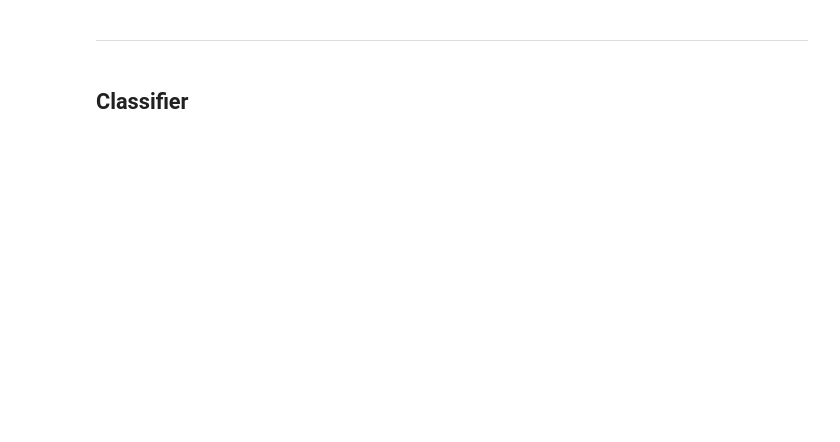
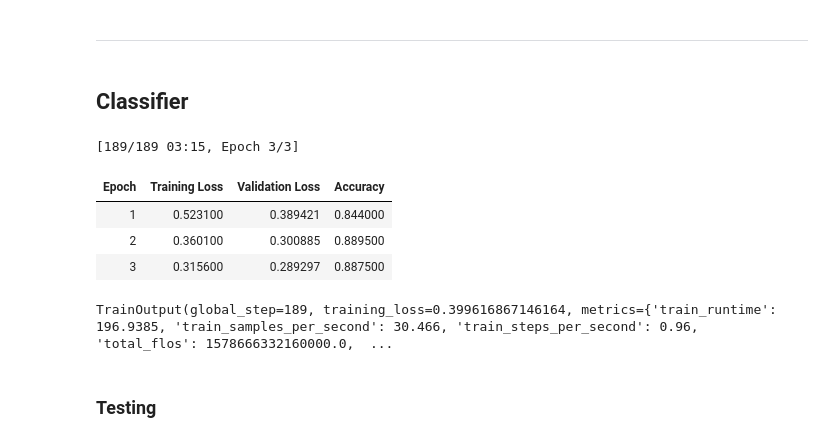
Before and after one commit to Fenix125/Spam-Jailbreak-Classification, a Jupyter notebook: main.ipynb, the cells around one changed output. Drawn from its saved outputs; the diff is of its cells as text; code cells hidden in the pictures; blank space fills up the shorter version.

```diff
--- a/main.ipynb
+++ b/main.ipynb
@@ -139,0 +176,45 @@ test.to_csv("filtered_data/test/spam_ham_test.csv", index=False)
+# %%
+accuracy = evaluate.load("accuracy")
+# %%
+def compute_metrics(eval_pred):
+    logits, labels = eval_pred
+    predictions = np.argmax(logits, axis=1)
+    accuracy_res = accuracy.compute(predictions=predictions, references=labels)
+    return {"accuracy" : accuracy_res["accuracy"]}
+# %%
+lr = 2e-4
+batch_sz = 32
+epoch = 3
+
+training_args = TrainingArguments(
+    output_dir="bert-spam-ham-classifier-2",
+    per_device_train_batch_size=batch_sz,
+    per_device_eval_batch_size=batch_sz,
+    num_train_epochs=epoch,
+    eval_strategy="epoch",
+    logging_strategy="epoch",
+    save_strategy="epoch",
+    load_best_model_at_end=True,
+
+    learning_rate=lr,
+    report_to="none"
+)
+# %%
+trainer = Trainer(
+    model=model,
+    args=training_args,
+    train_dataset=tokenized_data["train"],
+    eval_dataset=tokenized_data["val"],
+    tokenizer=tokenizer,
+    data_collator=data_collator,
+    compute_metrics=compute_metrics
+)
+# %%
+trainer.train()
+# %% [output]
+[189/189 03:15, Epoch 3/3]
+| Epoch | Training Loss | Validation Loss | Accuracy |
+| 1 | 0.523100 | 0.389421 | 0.844000 |
+| 2 | 0.360100 | 0.300885 | 0.889500 |
+| 3 | 0.315600 | 0.289297 | 0.887500 |
+TrainOutput(global_step=189, training_loss=0.399616867146164, metrics={'train_runtime': 196.9385, 'train_samples_per_second': 30.466, 'train_steps_per_second': 0.96, 'total_flos': 1578666332160000.0,  ...
@@ -139,0 +224,2 @@ test.to_csv("filtered_data/test/spam_ham_test.csv", index=False)
+# %% [markdown]
+### Testing
```
Also changed, not shown: parts of 27 cells of this notebook.
